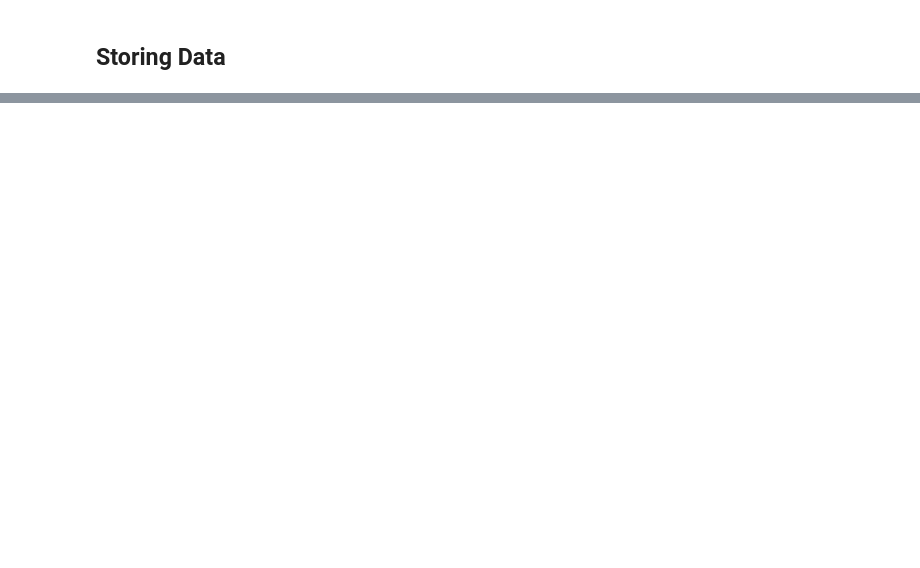
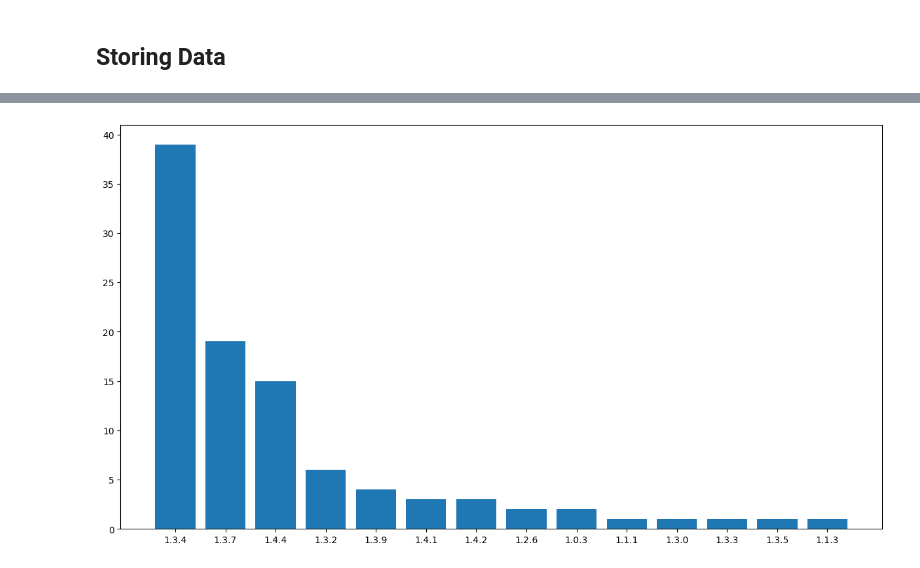
Before and after one commit to ahamzah003/webscrape, a Jupyter notebook: playstore/app-review-analysis.ipynb, the cells around one changed output, grey strips where cells are left out. Cells and saved outputs as stored; diff of their text form; code cells hidden in the pictures; blank space fills up the shorter version.

```diff
--- a/playstore/app-review-analysis.ipynb
+++ b/playstore/app-review-analysis.ipynb
@@ -437,0 +523,9 @@ df_clean.to_csv('learnhtmlpro-clean.csv')
+# %%
+x = df_clean[df_clean['app_version'] != 'nan']['app_version'].unique()
+y = df_clean[df_clean['app_version'] != 'nan']['app_version'].value_counts()
+
+plt.figure(figsize=(15,8))
+plt.bar(x,y)
+plt.show()
+# %% [output]
+[figure, added]
```
Also changed, not shown: parts of 30 cells of this notebook, 1 other file.
